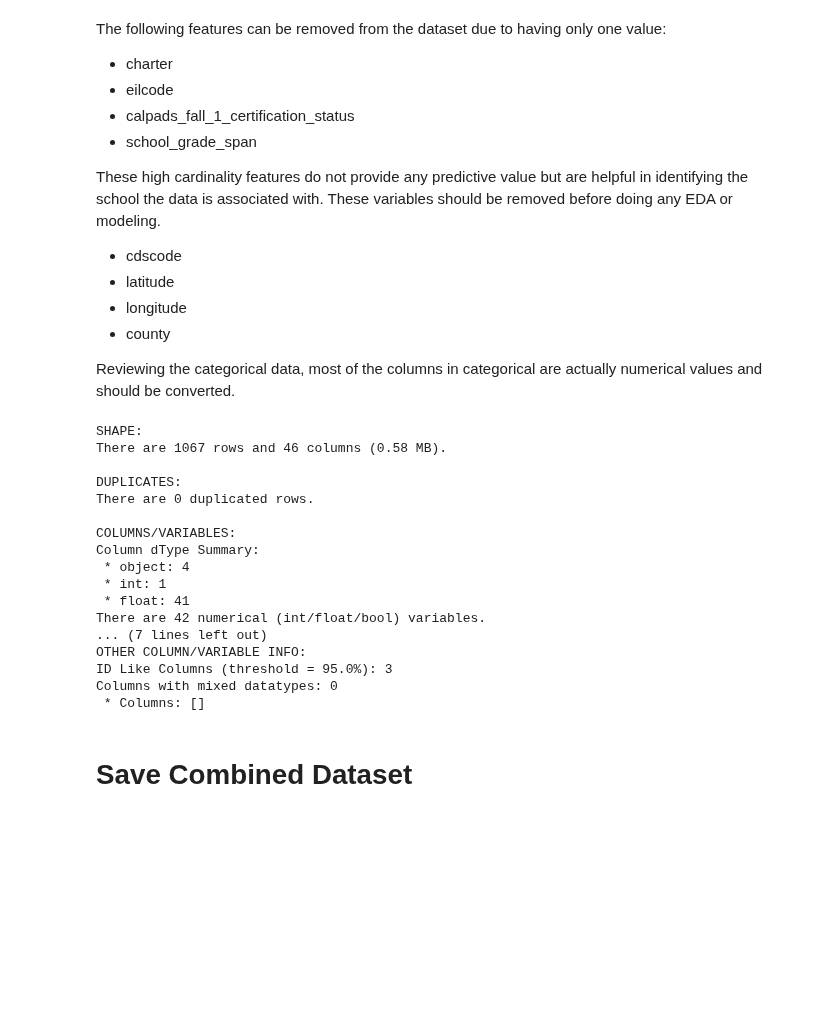
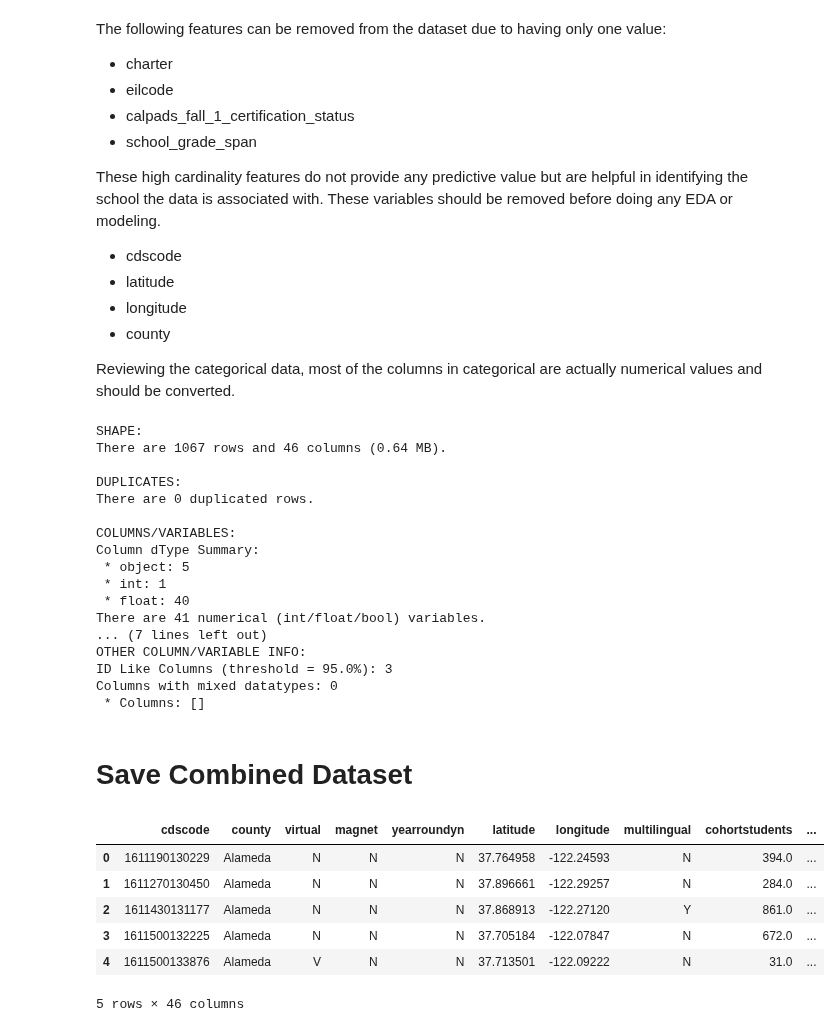
Before and after one commit to junclemente/ads599-capstone_project, a Jupyter notebook: library/01_data_preparation.ipynb, the cells around one changed output. Cells and saved outputs as stored; diff of their text form; code cells hidden in the pictures; blank space fills up the shorter version.

Commit message:
fix: county column was accidentally classified as numerical, fixed code to remove it from numerical cols (#25)

```diff
--- a/library/01_data_preparation.ipynb
+++ b/library/01_data_preparation.ipynb
@@ -1276,7 +1276,7 @@ numeric_cols = [
     'stu_tch_ratio', 'stu_adm_ratio', 'stu_psv_ratio',
 
     # id_columns
-    'cdscode', 'latitude', 'longitude', 'county'
+    'cdscode', 'latitude', 'longitude'
 ]
 # %%
 # drop unwanted columns
@@ -1288,17 +1288,17 @@ df_combined[numeric_cols] = df_combined[numeric_cols].apply(pd.to_numeric, error
 jrep.data_info(df_combined, show_columns=True)
 # %% [output]
 SHAPE:
-There are 1067 rows and 46 columns (0.58 MB).
+There are 1067 rows and 46 columns (0.64 MB).
 
 DUPLICATES:
 There are 0 duplicated rows.
 
 COLUMNS/VARIABLES:
 Column dType Summary:
- * object: 4
+ * object: 5
  * int: 1
- * float: 41
-There are 42 numerical (int/float/bool) variables.
+ * float: 40
+There are 41 numerical (int/float/bool) variables.
 ... (7 lines left out)
 OTHER COLUMN/VARIABLE INFO:
 ID Like Columns (threshold = 95.0%): 3
@@ -1308,3 +1308,13 @@ Columns with mixed datatypes: 0
 # Save Combined Dataset
 # %%
 df_combined.to_pickle(data_folder / "ews_dataset.pkl")
+# %%
+df_combined.head()
+# %% [output]
+|  | cdscode | county | virtual | magnet | yearroundyn | latitude | longitude | multilingual | cohortstudents | ... |
+| 0 | 1611190130229 | Alameda | N | N | N | 37.764958 | -122.24593 | N | 394.0 | ... |
+| 1 | 1611270130450 | Alameda | N | N | N | 37.896661 | -122.29257 | N | 284.0 | ... |
+| 2 | 1611430131177 | Alameda | N | N | N | 37.868913 | -122.27120 | Y | 861.0 | ... |
+| 3 | 1611500132225 | Alameda | N | N | N | 37.705184 | -122.07847 | N | 672.0 | ... |
+| 4 | 1611500133876 | Alameda | V | N | N | 37.713501 | -122.09222 | N | 31.0 | ... |
+5 rows × 46 columns
```
Also changed, not shown: 1 other file.
